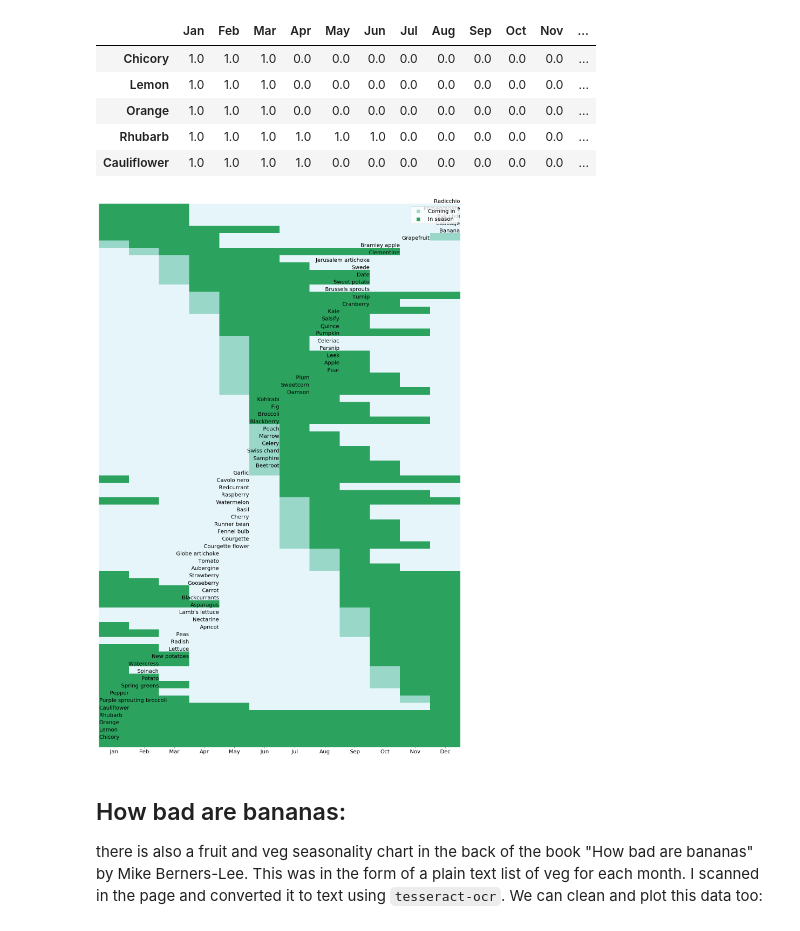
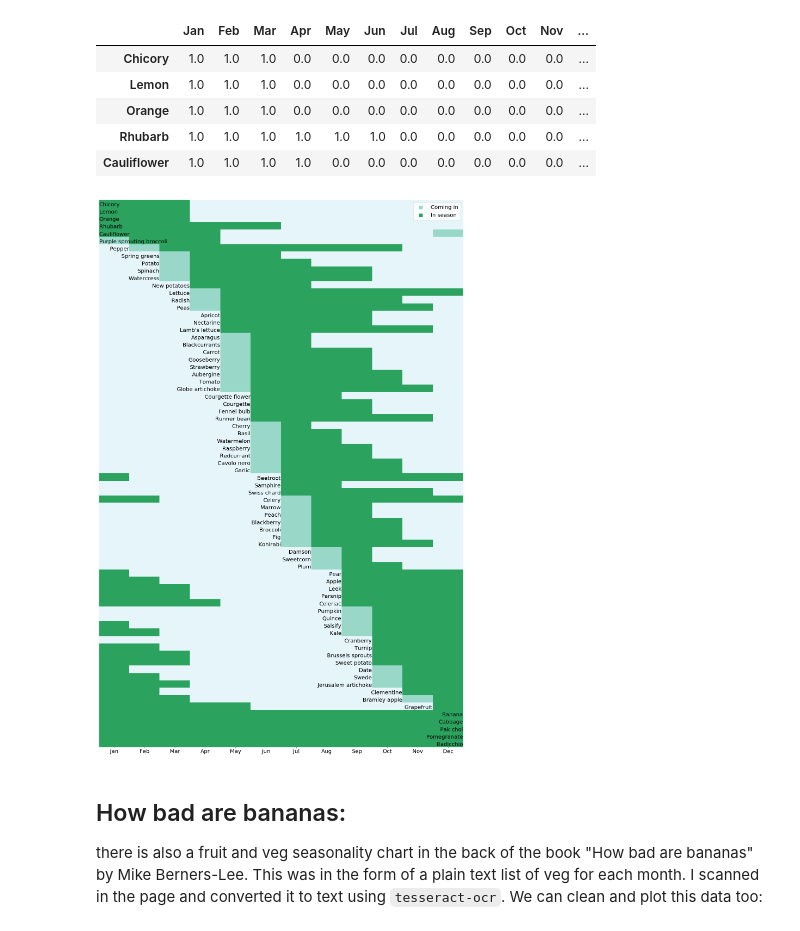
Before and after one commit to mparker2/veg_seasonality, a Jupyter notebook: seasonality.ipynb, the cells around one changed output. Drawn from its saved outputs; the diff is of its cells as text; code cells hidden in the pictures.

```diff
--- a/seasonality.ipynb
+++ b/seasonality.ipynb
@@ -65,36 +65,35 @@ veg_seasonality_ordered.head()
 # %%
 def plot_seasonality_chart(df, idx_df, colors, legend=True):
     cmap = ListedColormap(colors)
     fig, ax = plt.subplots(figsize=(df.shape[1] * 2, df.shape[0] * 0.5))
     sns.heatmap(df, cbar=False, ax=ax, cmap=cmap, yticklabels=False, )
-    maxy = len(df)
     for y, name, coming_in, start, end in idx_df.reset_index(drop=True).itertuples():
         if not np.isnan(coming_in):
             x = min(coming_in, start)
         else:
             x = 12
         ha = 'right' if x else 'left'
         x += -0.01 if x else 0.01
         ax.annotate(s=name,
-                    xy=(x, len(idx_df) - y - 1),
+                    xy=(x, y + 1),
                     horizontalalignment=ha,
                     verticalalignment='bottom',
                     fontsize=20)
     plt.setp(ax.get_xticklabels(), size=20)
     if legend:
         for text, color in zip(['Coming in', 'In season'], colors[1:]):
             ax.scatter([], [], color=color, label=text, marker='s', s=150)
         plt.legend(loc=1, fontsize=20)
     return ax
 
 colors = ['#e5f5f9', '#99d8c9', '#2ca25f']
 ax = plot_seasonality_chart(veg_seasonality_ordered,
                             veg_season_idx,
                             colors,
                             legend=True)
 plt.show()
 # %% [output]
-[figure, old version]
+[figure, new version]
 # %% [markdown]
 ## How bad are bananas:
 
```
Also changed, not shown: parts of 1 cell of this notebook.
